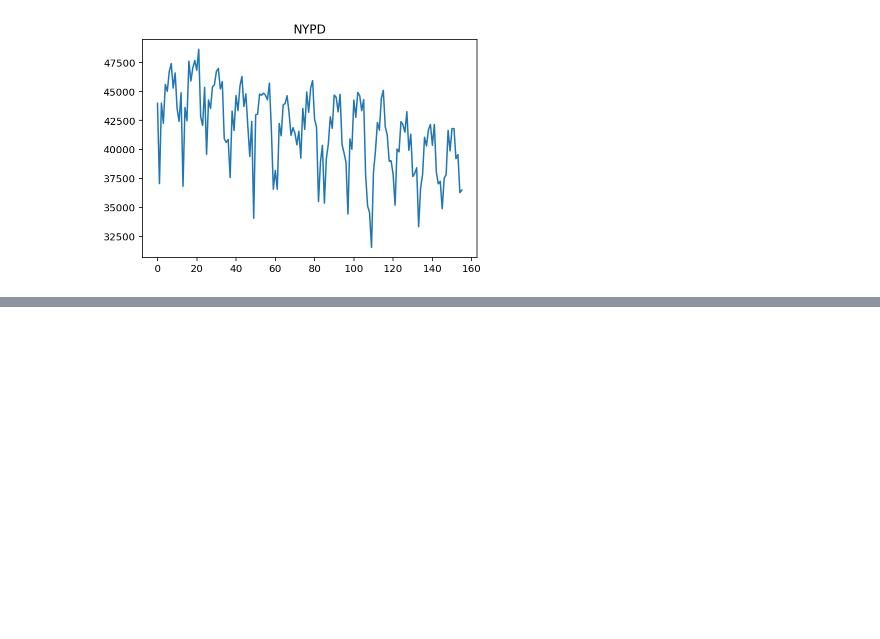
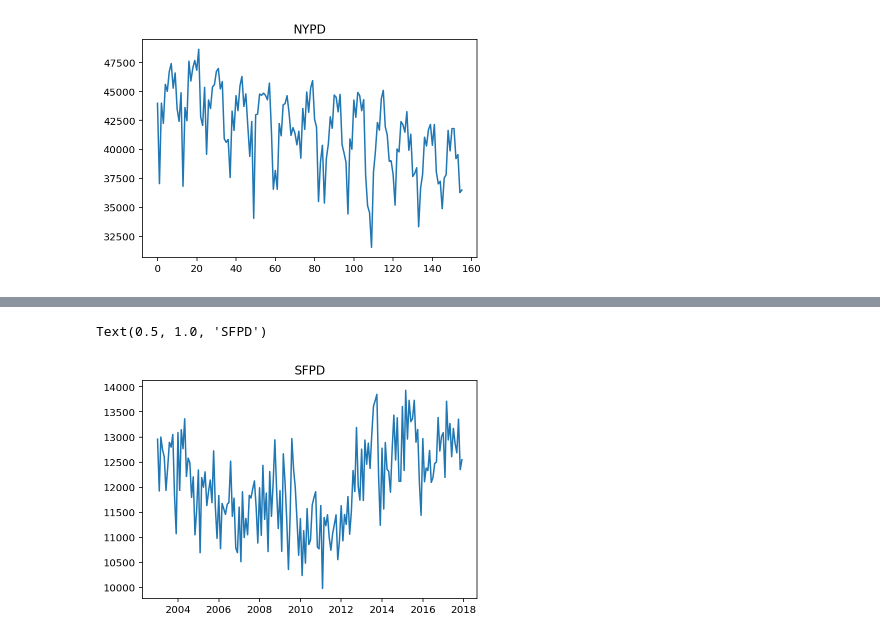
Before and after one commit to cho244/PoliceReports, a Jupyter notebook: Clearning.ipynb, the cells around one changed output, grey strips where cells are left out. Saved outputs shown, nothing was run; the diff lists cells and outputs as text; code cells hidden in the pictures; blank space fills up the shorter version.

```diff
--- a/Clearning.ipynb
+++ b/Clearning.ipynb
@@ -173,0 +226,13 @@ Text(0.5, 1.0, 'NYPD')
+# %%
+sf_month = sfpd.groupby(["year","month"]).size()
+sf_month = sf_month.reset_index()
+sf_month.month = sf_month.month.astype(int)
+sf_month.year = sf_month.year.astype(int)
+sf_month.day = 1
+sf_month["day"] = 1
+sf_month["date"] = pd.to_datetime(sf_month[["year","month","day"]])
+plt.plot( sf_month.date, sf_month[0] )
+plt.title('SFPD')
+# %% [output]
+Text(0.5, 1.0, 'SFPD')
+[figure, added]
```
Also changed, not shown: parts of 31 cells of this notebook.
